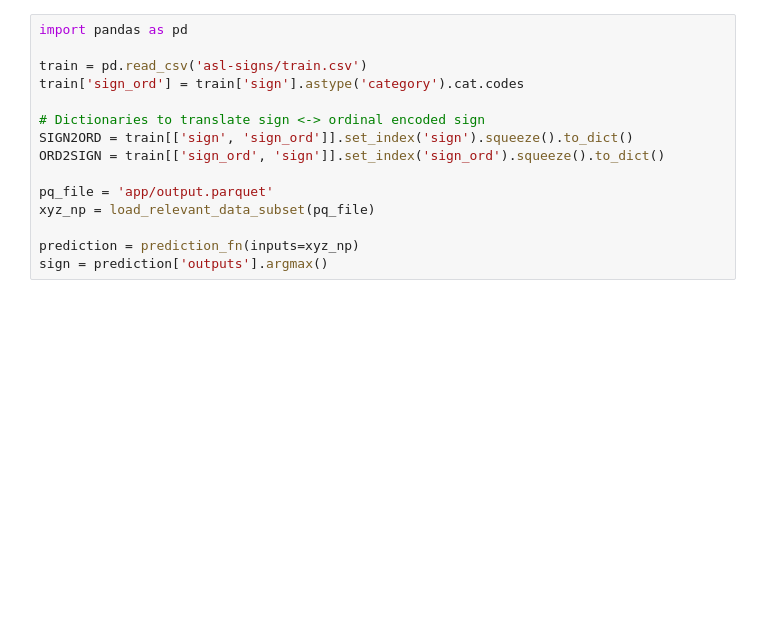
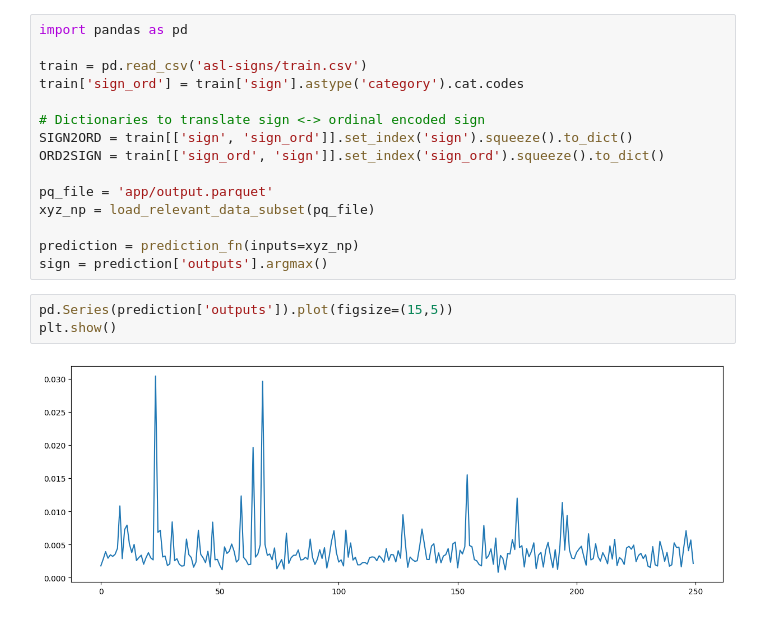
Before and after one commit to Gestura-ASL/ASLWordGenerator, a Jupyter notebook: notebooks/tflite-inference.ipynb, the cells around one changed output. Drawn from its saved outputs; the diff is of its cells as text; blank space fills up the shorter version.

```diff
--- a/notebooks/tflite-inference.ipynb
+++ b/notebooks/tflite-inference.ipynb
@@ -39,6 +41,11 @@ xyz_np = load_relevant_data_subset(pq_file)
 
 prediction = prediction_fn(inputs=xyz_np)
 sign = prediction['outputs'].argmax()
+# %%
+pd.Series(prediction['outputs']).plot(figsize=(15,5))
+plt.show()
+# %% [output]
+[figure, added]
 # %%
 sign
 # %% [output]
```
Also changed, not shown: parts of 3 cells of this notebook, 6 other files.
